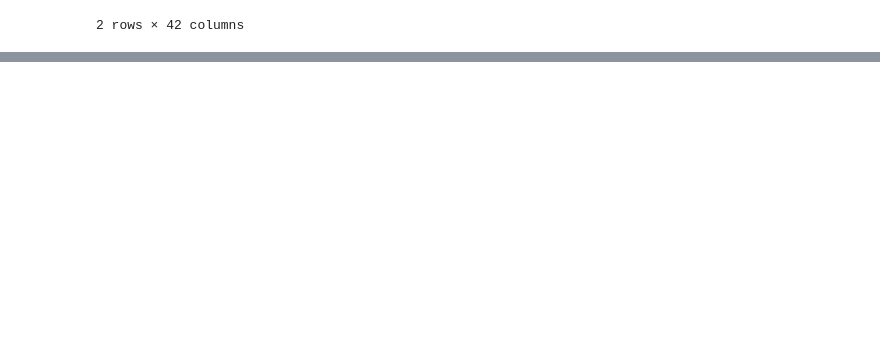
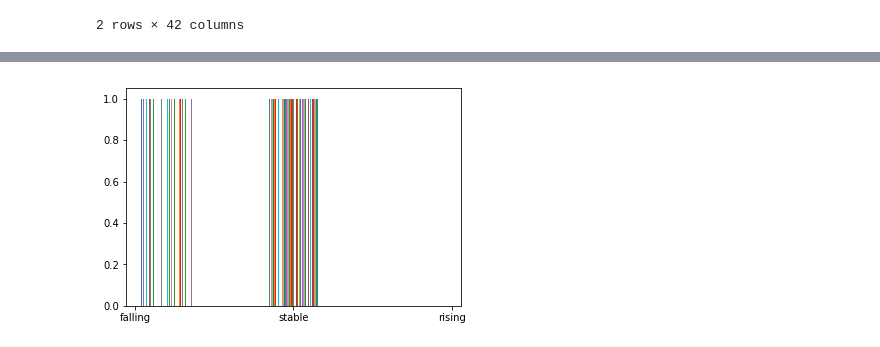
Before and after one commit to meganevogel/vanderbilt-aspire-data-essentials, a Jupyter notebook: data_science_essentials_week3.ipynb, the cells around one changed output, grey strips where cells are left out. Cells and saved outputs as stored; diff of their text form; code cells hidden in the pictures; blank space fills up the shorter version.

```diff
--- a/data_science_essentials_week3.ipynb
+++ b/data_science_essentials_week3.ipynb
@@ -349,7 +311,7 @@ pop_df.head(2)
 | 1 | Bedford County | 45086 | 46259 | 48117 | 3043 | ... |
 2 rows × 31 columns
 # %%
-cancer_df = pd.read_csv('cancer_deaths.csv', skiprows=4, nrows = 96)
+cancer_df = pd.read_csv('cancer_deaths.csv', skiprows=4, nrows = 97)
 # %%
 cancer_df.head()
 # %% [output]
@@ -424,3 +384,5 @@ hospice_per_county
+# %%
+pop_and_cancer.county = pop_and_cancer.county.str.strip()
 # %%
 for county in pop_and_cancer.county:
     if county in hospice_per_county:
@@ -496,3 +478,5 @@ Name: Age-Adjusted Death Rate - deaths per 100,000, dtype: float64
 # %%
-#What does the distribution of the `recent_5year_trend` of deaths from cancer look like for TN counties?
-plt.hist(pop_and_cancer['Recent 5-Year Treand in Death Rates'], bins = 5)
+#What does the distribution of the `recent_trend` of deaths from cancer look like for TN counties?
+plt.hist(pop_and_cancer['Recent Trend'], bins = 5);
+# %% [output]
+[figure, added]
```
Also changed, not shown: parts of 27 cells of this notebook.
